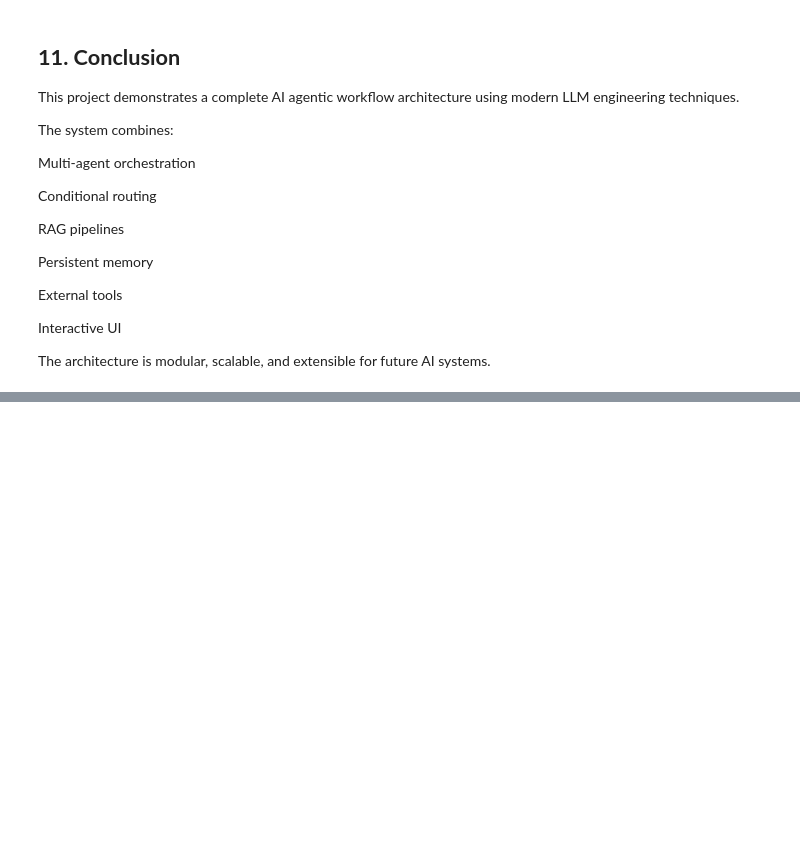
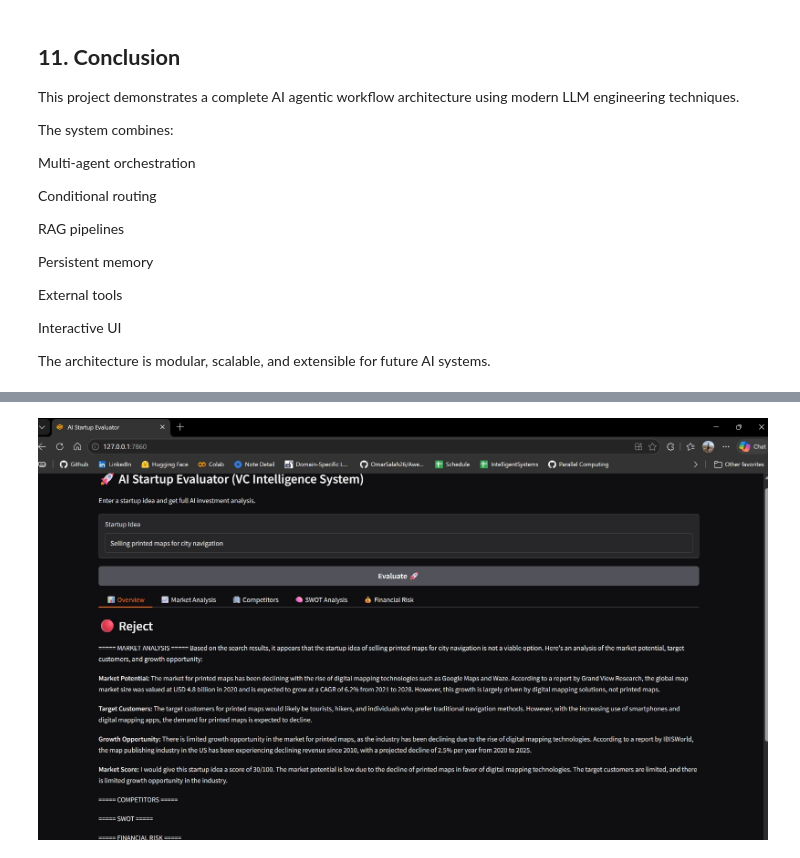
Before and after one commit to Shahd-Ibrahiem/AI-Startup-Evaluator, a Jupyter notebook: app/System-Architecture.ipynb, the cells around one changed output, grey strips where cells are left out. Cells and saved outputs as stored; diff of their text form; code cells hidden in the pictures; blank space fills up the shorter version.

```diff
--- a/app/System-Architecture.ipynb
+++ b/app/System-Architecture.ipynb
@@ -286,0 +297,6 @@ The architecture is modular, scalable, and extensible for future AI systems.
+# %%
+from IPython.display import Image
+
+Image(filename="conditional_routing1.jpeg")
+# %% [output]
+[figure, added]
```
Also changed, not shown: parts of 2 cells of this notebook, 6 other files.
